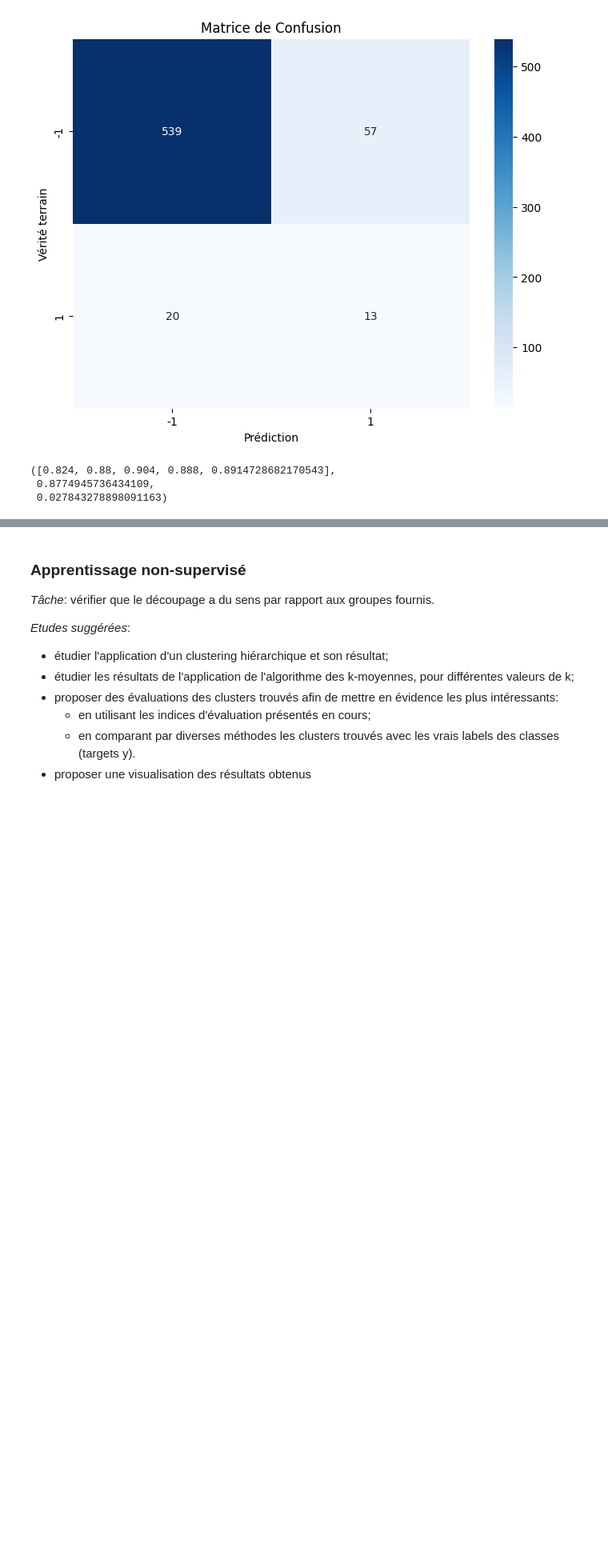
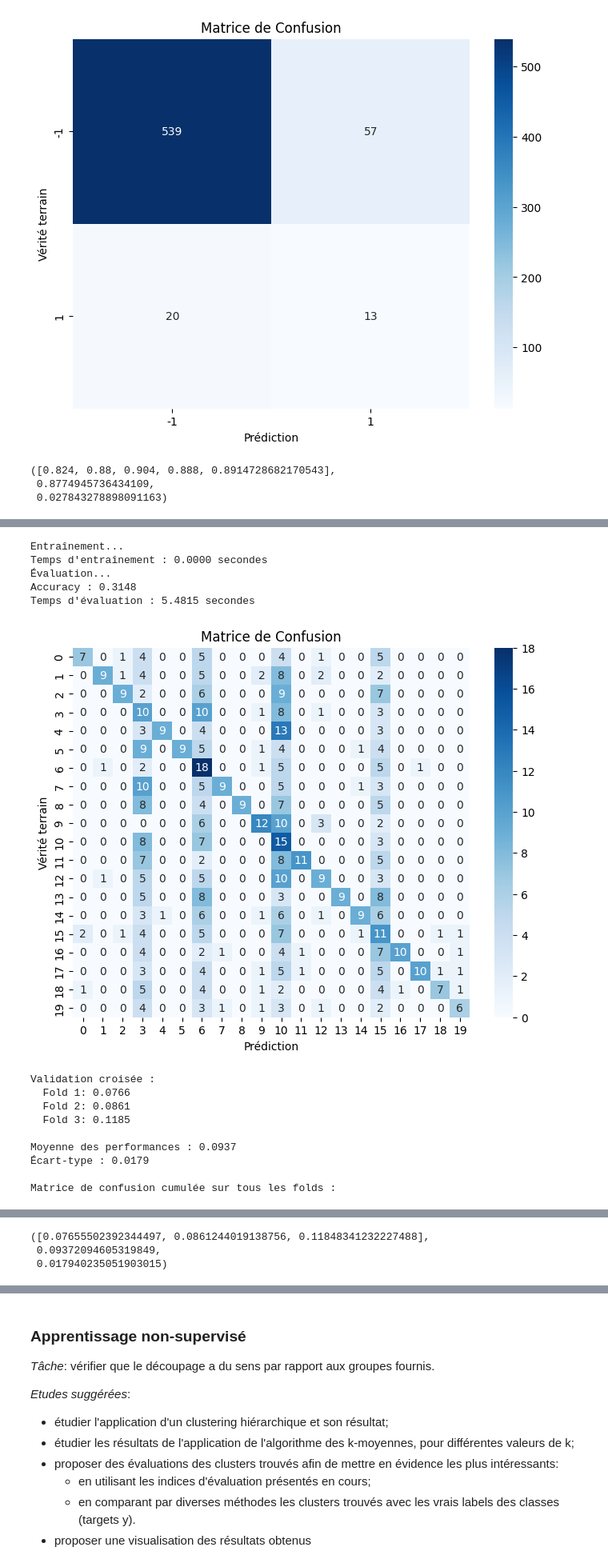
Before and after one commit to yarak4/Sciences-de-donnees, a Jupyter notebook: projet-Khamis_Nistor.ipynb, the cells around one changed output, grey strips where cells are left out. Shown at 80% size. Saved outputs shown, nothing was run; the diff lists cells and outputs as text; code cells hidden in the pictures; blank space fills up the shorter version.

```diff
--- a/projet-Khamis_Nistor.ipynb
+++ b/projet-Khamis_Nistor.ipynb
@@ -1056,0 +842,26 @@ ValueError: all the input arrays must have same number of dimensions, but the ar
+# %%
+y_train = np.array(train_sans_stopwords['target'])
+y_test = np.array(test_sans_stopwords['target'])
+input_dim = X_train.shape[1]
+k = 5
+knn_mult2 = classif.ClassifierKNNMulti(input_dim, k)
+
+ev.evaluer_classifieur(knn_mult2, X_train, y_train, X_test, y_test, afficher_cm=True)
+
+ev.crossval(knn_mult2,X_test,y_test,3)
+# %% [output]
+Entraînement...
+Temps d'entraînement : 0.0000 secondes
+Évaluation...
+Accuracy : 0.3148
+Temps d'évaluation : 5.4815 secondes
+[figure, added]
+Validation croisée :
+  Fold 1: 0.0766
+  Fold 2: 0.0861
+  Fold 3: 0.1185
+
+Moyenne des performances : 0.0937
+Écart-type : 0.0179
+
+Matrice de confusion cumulée sur tous les folds :
@@ -1056,0 +869,3 @@ ValueError: all the input arrays must have same number of dimensions, but the ar
+([0.07655502392344497, 0.0861244019138756, 0.11848341232227488],
+ 0.09372094605319849,
+ 0.017940235051903015)
```
Also changed, not shown: parts of 40 cells of this notebook.
